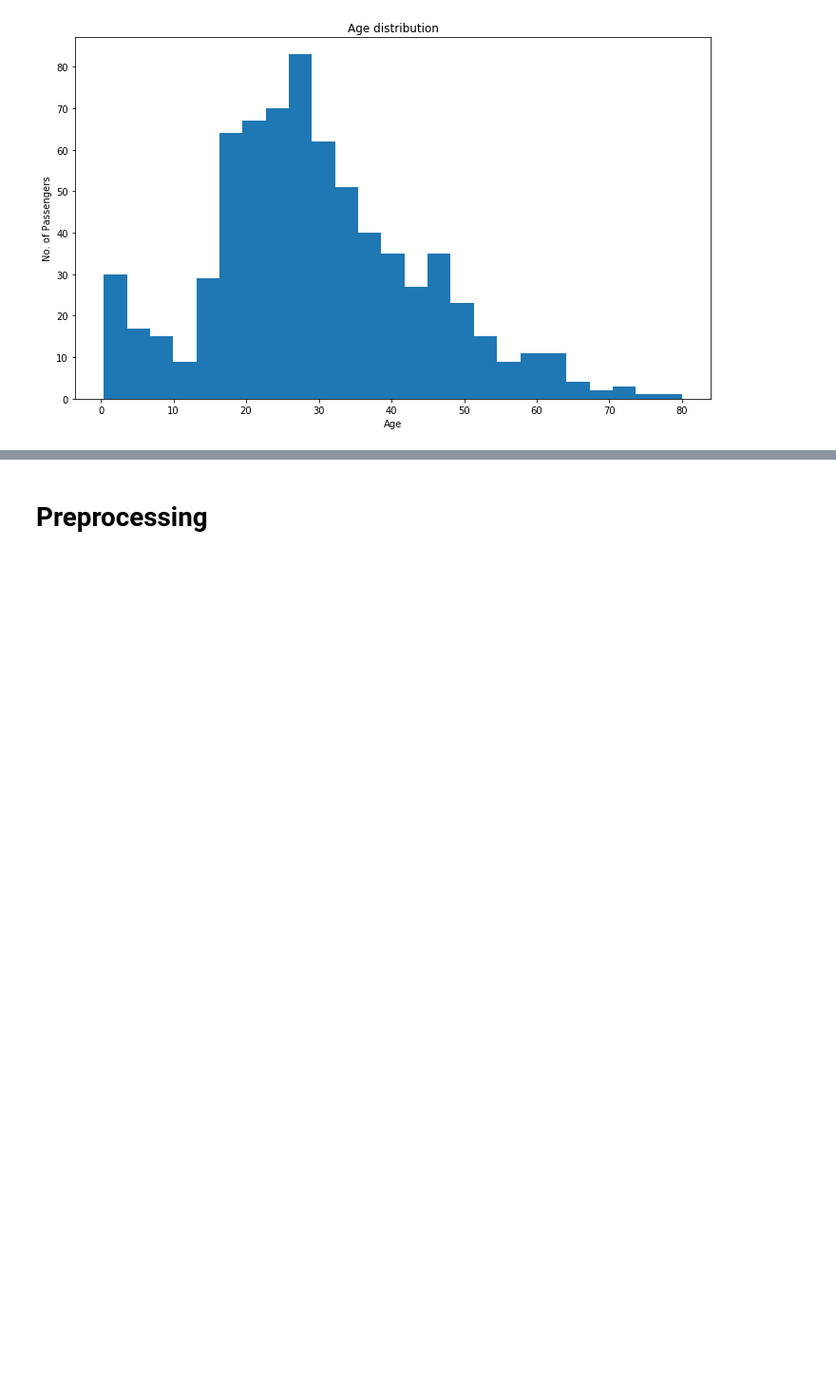
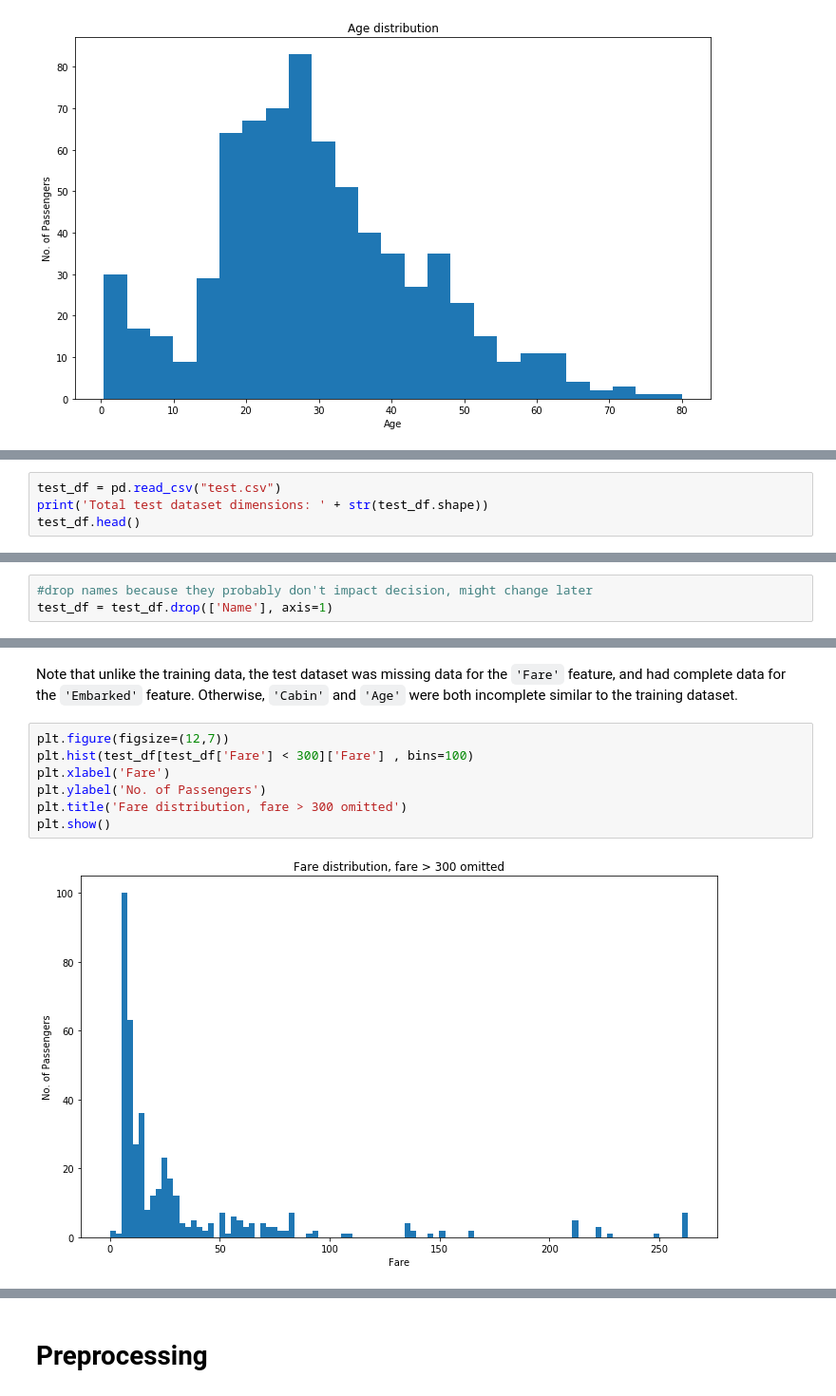
Before and after one commit to c1rowe/titanic, a Jupyter notebook: titanic_ml.ipynb, the cells around one changed output, grey strips where cells are left out. Shown at 95% size. Saved outputs shown, nothing was run; the diff lists cells and outputs as text; blank space fills up the shorter version.

Commit message:
Update titanic_ml.ipynb
add test dataset read-in, brief exploration

```diff
--- a/titanic_ml.ipynb
+++ b/titanic_ml.ipynb
@@ -109,0 +126,4 @@ plt.show()
+# %%
+test_df = pd.read_csv("test.csv")
+print('Total test dataset dimensions: ' + str(test_df.shape))
+test_df.head()
@@ -109,0 +154,3 @@ plt.show()
+# %%
+#drop names because they probably don't impact decision, might change later
+test_df = test_df.drop(['Name'], axis=1)
@@ -109,0 +206,11 @@ plt.show()
+# %% [markdown]
+Note that unlike the training data, the test dataset was missing data for the `'Fare'` feature, and had complete data for the `'Embarked'` feature. Otherwise, `'Cabin'` and `'Age'` were both incomplete similar to the training dataset.
+# %%
+plt.figure(figsize=(12,7))
+plt.hist(test_df[test_df['Fare'] < 300]['Fare'] , bins=100)
+plt.xlabel('Fare')
+plt.ylabel('No. of Passengers')
+plt.title('Fare distribution, fare > 300 omitted')
+plt.show()
+# %% [output]
+[figure, added]
```
Also changed, not shown: parts of 12 cells of this notebook.
